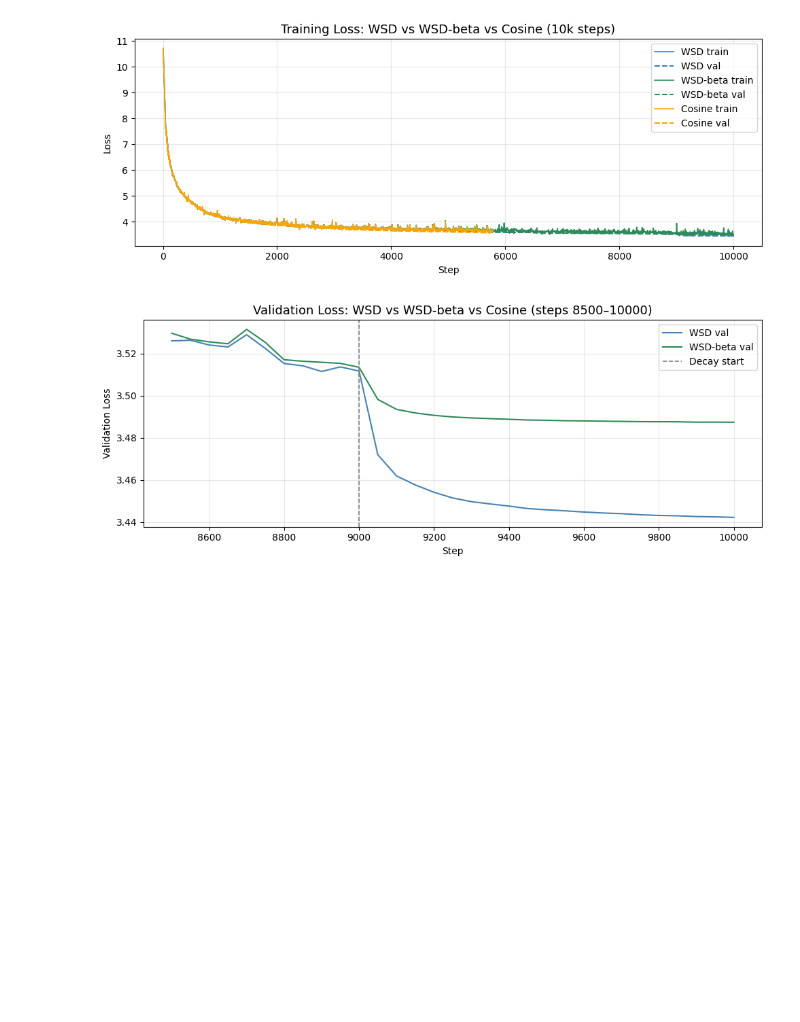
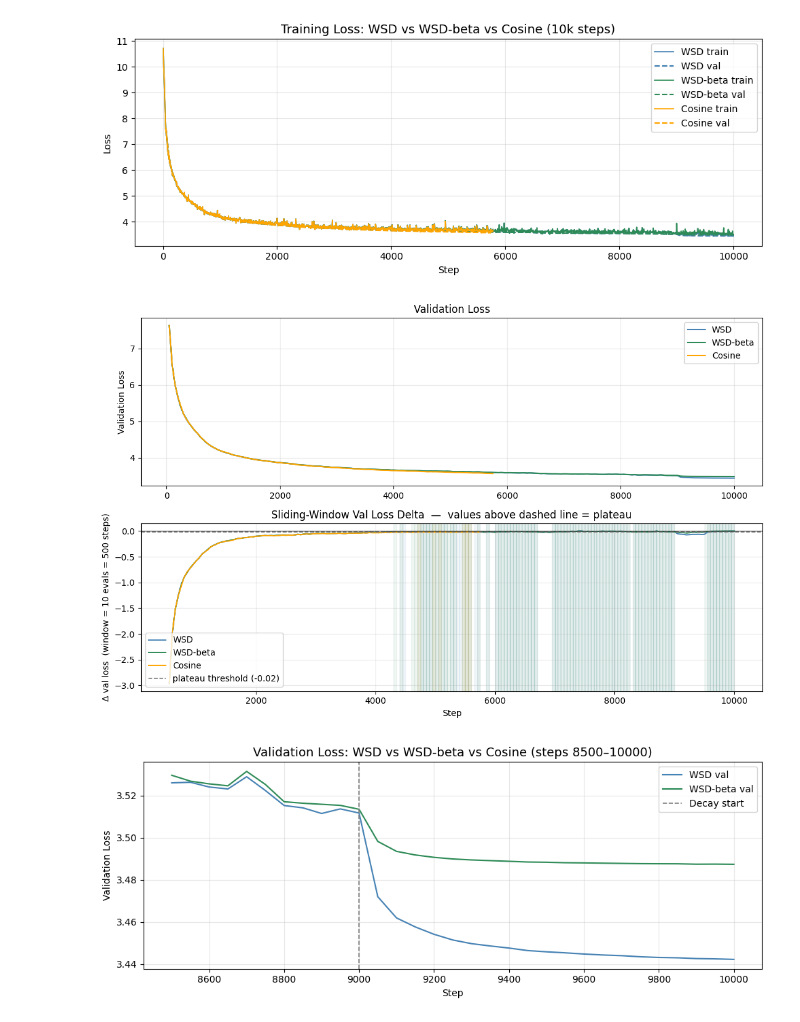
Before and after one commit to Duckymini/wsd_metric_triggered, a Jupyter notebook: notebooks/wsd_vs_cosine.ipynb, the cells around one changed output. Saved outputs shown, nothing was run; the diff lists cells and outputs as text; code cells hidden in the pictures; blank space fills up the shorter version.

Commit message:
add a sliding window val loss delta cell

```diff
--- a/notebooks/wsd_vs_cosine.ipynb
+++ b/notebooks/wsd_vs_cosine.ipynb
@@ -53,6 +53,66 @@ plt.tight_layout()
 plt.show()
 # %% [output]
 [figure]
+# %%
+import numpy as np
+
+# Sliding-window val loss delta: delta[i] = val_loss[i] - val_loss[i - W]
+# Negative = still improving. Near 0 = plateau.
+WINDOW = 10          # eval checkpoints (eval_interval=50 steps → window covers 500 steps)
+PLATEAU_THRESHOLD = -0.02  # delta above this (less negative) = plateau
+
+runs_val = [
+    (wsd_val,      "steelblue", "WSD"),
+    (wsd_beta_val, "seagreen",  "WSD-beta"),
+    (cosine_val,   "orange",    "Cosine"),
+]
+
+fig, (ax_top, ax_bot) = plt.subplots(2, 1, figsize=(11, 7), sharex=False)
+
+# ── Top: val loss ──────────────────────────────────────────────────────────────
+for val_df, color, name in runs_val:
+    if val_df is not None and len(val_df) > 0:
+        ax_top.plot(val_df["step"], val_df["validation_loss"],
+                    color=color, linewidth=1.5, label=name)
+ax_top.set_ylabel("Validation Loss")
+ax_top.set_title("Validation Loss", fontsize=12)
+ax_top.legend()
+ax_top.grid(True, alpha=0.3)
+
+# ── Bottom: sliding window delta ───────────────────────────────────────────────
+for val_df, color, name in runs_val:
+    if val_df is not None and len(val_df) < WINDOW + 1:
+        continue
+    losses = val_df["validation_loss"].values
+    steps  = val_df["step"].values
+    delta  = np.full(len(losses), np.nan)
+    for i in range(WINDOW, len(losses)):
+        delta[i] = losses[i] - losses[i - WINDOW]
+
+    ax_bot.plot(steps, delta, color=color, linewidth=1.4, label=name)
+
+    # Shade plateau region for this run
+    plateau_mask = delta >= PLATEAU_THRESHOLD
+    for i in range(1, len(steps)):
+        if plateau_mask[i]:
+            ax_bot.axvspan(steps[i - 1], steps[i], alpha=0.07, color=color)
+
+ax_bot.axhline(0, color="black", linewidth=0.8)
+ax_bot.axhline(PLATEAU_THRESHOLD, color="gray", linewidth=1.2, linestyle="--",
+               label=f"plateau threshold ({PLATEAU_THRESHOLD})")
+ax_bot.set_ylabel(f"Δ val loss  (window = {WINDOW} evals = {WINDOW * 50} steps)")
+ax_bot.set_xlabel("Step")
+ax_bot.set_title(
+    f"Sliding-Window Val Loss Delta  —  values above dashed line = plateau",
+    fontsize=12,
+)
+ax_bot.legend()
+ax_bot.grid(True, alpha=0.3)
+
+plt.tight_layout()
+plt.show()
+# %% [output]
+[figure, added]
 # %%
 fig, ax = plt.subplots(figsize=(10, 4))
 
```
